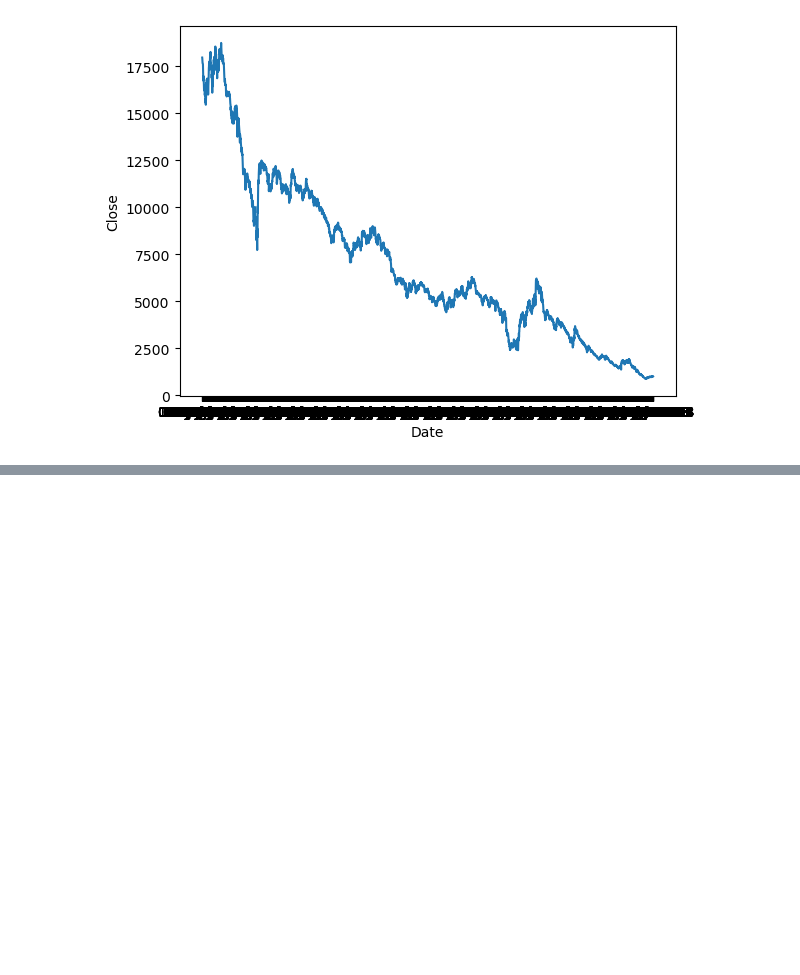
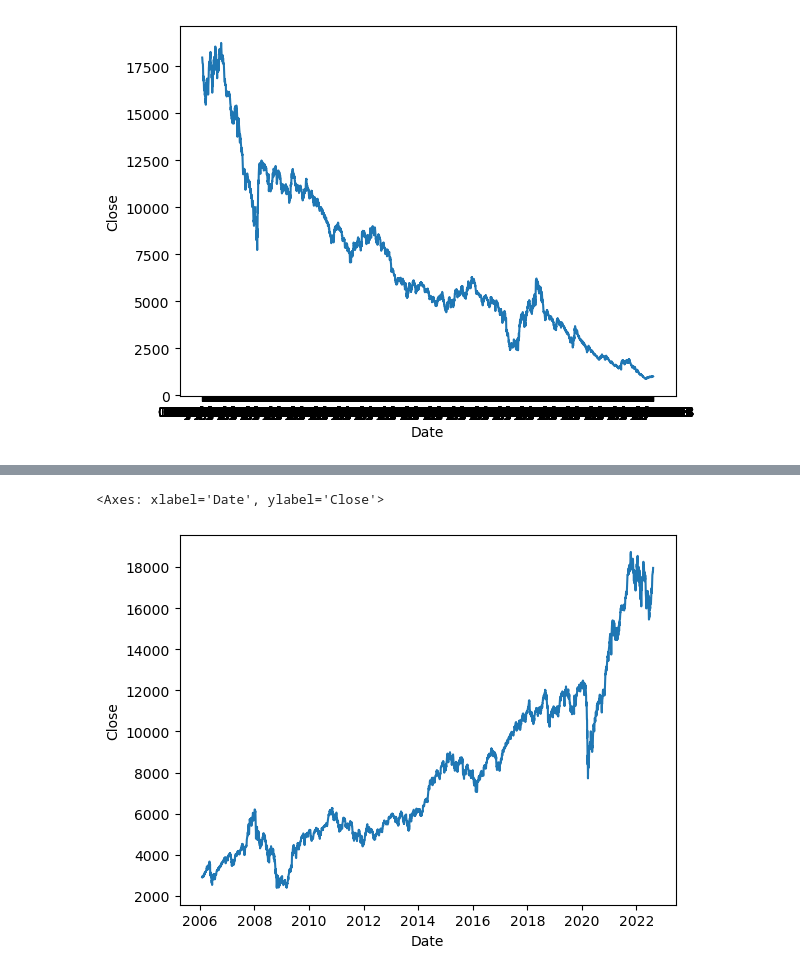
Before and after one commit to nitindhami/StockPrediction, a Jupyter notebook: archive/StockAnalysis.ipynb, the cells around one changed output, grey strips where cells are left out. Cells and saved outputs as stored; diff of their text form; code cells hidden in the pictures; blank space fills up the shorter version.

Commit message:
added data in sequential order made the values as numeric in nature.

```diff
--- a/archive/StockAnalysis.ipynb
+++ b/archive/StockAnalysis.ipynb
@@ -26,0 +29,8 @@ sns.lineplot(x='Date', y='Close', data=df)
+# %%
+
+# Make sure Date is sorted
+df['Date'] = pd.to_datetime(df['Date'])
+df.sort_values('Date', inplace=True)
+
+# Reset index
+df.reset_index(drop=True, inplace=True)
@@ -26,0 +62,2 @@ sns.lineplot(x='Date', y='Close', data=df)
+# %%
+df.dropna(inplace=True)
@@ -26,0 +88,12 @@ sns.lineplot(x='Date', y='Close', data=df)
+# %%
+# Convert all columns EXCEPT 'Date' to numeric (safely)
+for col in df.columns:
+    if col != 'Date':
+        df[col] = pd.to_numeric(df[col], errors='coerce')
+# %%
+df.dropna(inplace=True)
+# %%
+sns.lineplot(x='Date', y='Close', data=df)
+# %% [output]
+<Axes: xlabel='Date', ylabel='Close'>
+[figure, added]
```
Also changed, not shown: parts of 5 cells of this notebook.
